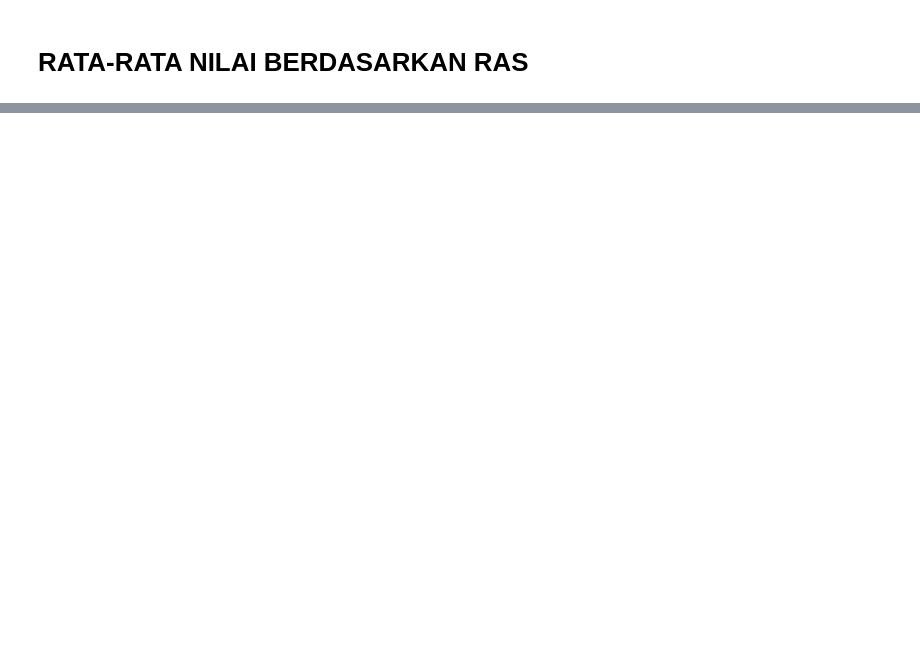
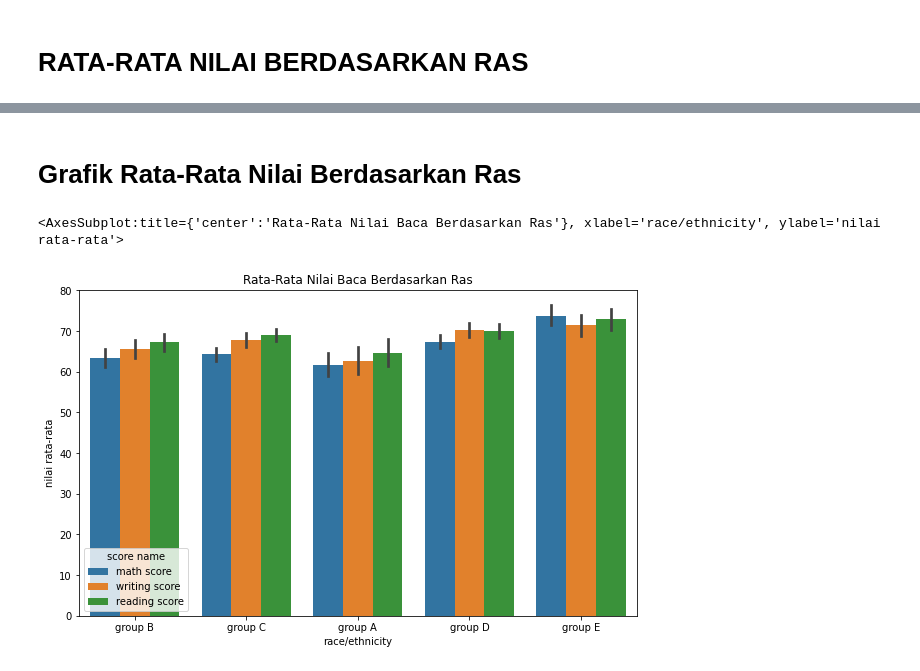
Before and after one commit to nicholassumardi/project_dw_UAS, a Jupyter notebook: PROJECT DW.ipynb, the cells around one changed output, grey strips where cells are left out. Saved outputs shown, nothing was run; the diff lists cells and outputs as text; code cells hidden in the pictures; blank space fills up the shorter version.

```diff
--- a/PROJECT DW.ipynb
+++ b/PROJECT DW.ipynb
@@ -212,0 +158,4 @@ plt.xticks(rotation=90)
+# %%
+print('Nilai Gabungan \n')
+df['nilai gabungan rata-rata'] = df.iloc[:, -4:-2].mean(axis=1)
+print(df.groupby(['race/ethnicity'])['nilai gabungan rata-rata'].mean())
@@ -212,0 +174,4 @@ plt.xticks(rotation=90)
+# %%
+print('Nilai Gabungan \n')
+df['nilai gabungan rata-rata'] = df.iloc[:, -4:-2].mean(axis=1)
+print(df.groupby(['parental level of education'])['nilai gabungan rata-rata'].mean())
@@ -212,0 +191,4 @@ plt.xticks(rotation=90)
+# %%
+print('Nilai Gabungan \n')
+df['nilai gabungan rata-rata'] = df.iloc[:, -4:-2].mean(axis=1)
+print(df.groupby(['lunch'])['nilai gabungan rata-rata'].mean())
@@ -212,0 +204,4 @@ plt.xticks(rotation=90)
+# %%
+print('Nilai Gabungan \n')
+df['nilai gabungan rata-rata'] = df.iloc[:, -4:-2].mean(axis=1)
+print(df.groupby(['test preparation course'])['nilai gabungan rata-rata'].mean())
@@ -212,0 +226,11 @@ plt.xticks(rotation=90)
+# %% [markdown]
+# Grafik Rata-Rata Nilai Berdasarkan Ras
+# %%
+plt.figure(figsize=(10,6))
+plt.title("Rata-Rata Nilai Baca Berdasarkan Ras")
+df_melted2 = df.melt(id_vars=['race/ethnicity'], value_vars=['math score', 'writing score', 'reading score'], var_name='score name', value_name='nilai rata-rata')
+
+sns.barplot(data=df_melted2, x='race/ethnicity', y='nilai rata-rata', hue='score name')
+# %% [output]
+<AxesSubplot:title={'center':'Rata-Rata Nilai Baca Berdasarkan Ras'}, xlabel='race/ethnicity', ylabel='nilai rata-rata'>
+[figure, added]
```
Also changed, not shown: parts of 51 cells of this notebook.
